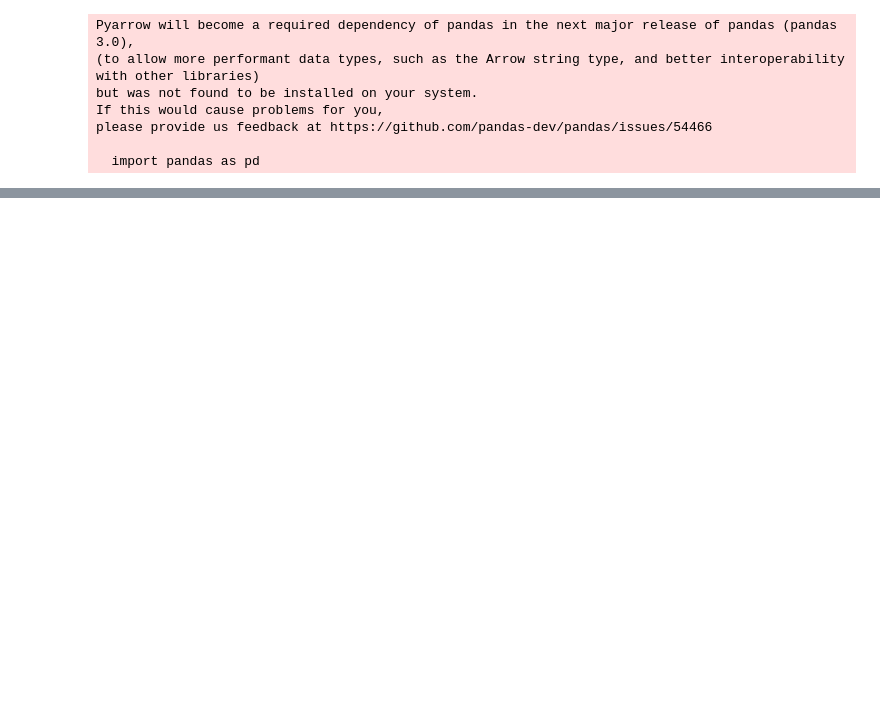
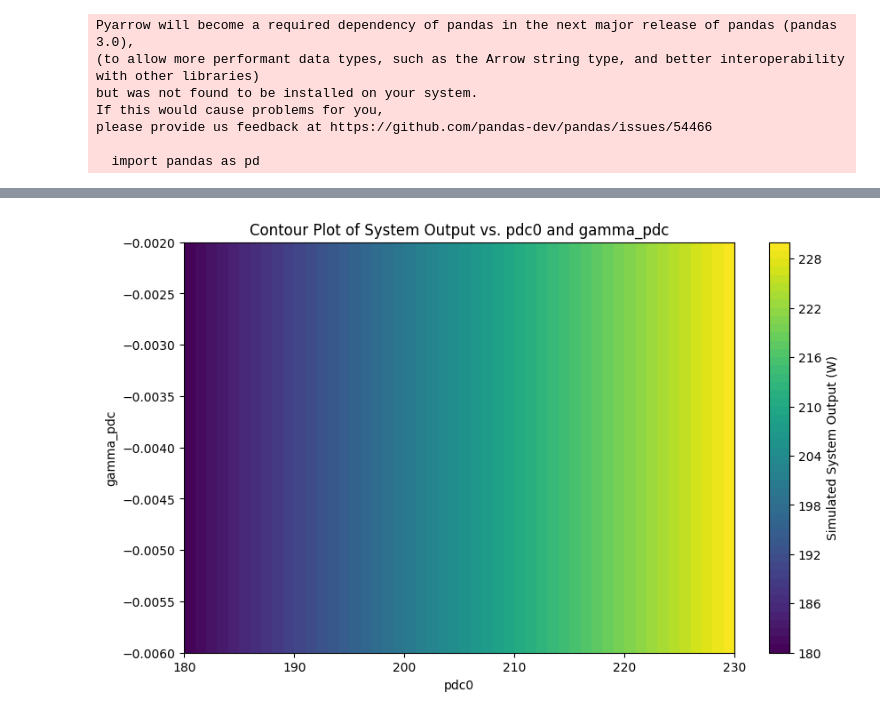
Before and after one commit to Tiburso/EnerVision, a Jupyter notebook: energy_prediction/sensitivity_analysis.ipynb, the cells around one changed output, grey strips where cells are left out. Cells and saved outputs as stored; diff of their text form; code cells hidden in the pictures; blank space fills up the shorter version.

```diff
--- a/energy_prediction/sensitivity_analysis.ipynb
+++ b/energy_prediction/sensitivity_analysis.ipynb
@@ -56,0 +159,37 @@ for module_type in module_types:
+# %%
+import numpy as np
+import matplotlib.pyplot as plt
+from matplotlib import cm
+
+# Simplified simulation function
+def simulate_system_performance(pdc0, gamma_pdc):
+    # Assuming nominal operating conditions
+    nominal_temperature = 25  # Nominal temperature in Celsius
+    temperature_effect = gamma_pdc * (nominal_temperature - 25)  # Simplified temperature effect
+    return pdc0 * (1 + temperature_effect)
+
+# Define the range of values for pdc0 and gamma_pdc
+pdc0_values = np.linspace(180, 230, 50)
+gamma_pdc_values = np.linspace(-0.006, -0.002, 50)
+
+# Create a grid of pdc0 and gamma_pdc values
+pdc0_grid, gamma_pdc_grid = np.meshgrid(pdc0_values, gamma_pdc_values)
+
+# Compute simulated outputs over the grid
+simulated_outputs = np.array([simulate_system_performance(pdc, gamma)
+                              for pdc, gamma in zip(np.ravel(pdc0_grid), np.ravel(gamma_pdc_grid))])
+
+# Reshape the results to fit the grid shape
+simulated_outputs = simulated_outputs.reshape(pdc0_grid.shape)
+
+# Plotting the contour plot
+fig, ax = plt.subplots(figsize=(10, 6))
+contour = ax.contourf(pdc0_grid, gamma_pdc_grid, simulated_outputs, levels=50, cmap=cm.viridis)
+cbar = fig.colorbar(contour)
+cbar.set_label('Simulated System Output (W)')
+ax.set_title('Contour Plot of System Output vs. pdc0 and gamma_pdc')
+ax.set_xlabel('pdc0')
+ax.set_ylabel('gamma_pdc')
+plt.show()
+# %% [output]
+[figure, added]
```
Also changed, not shown: parts of 5 cells of this notebook, 5 other files.
